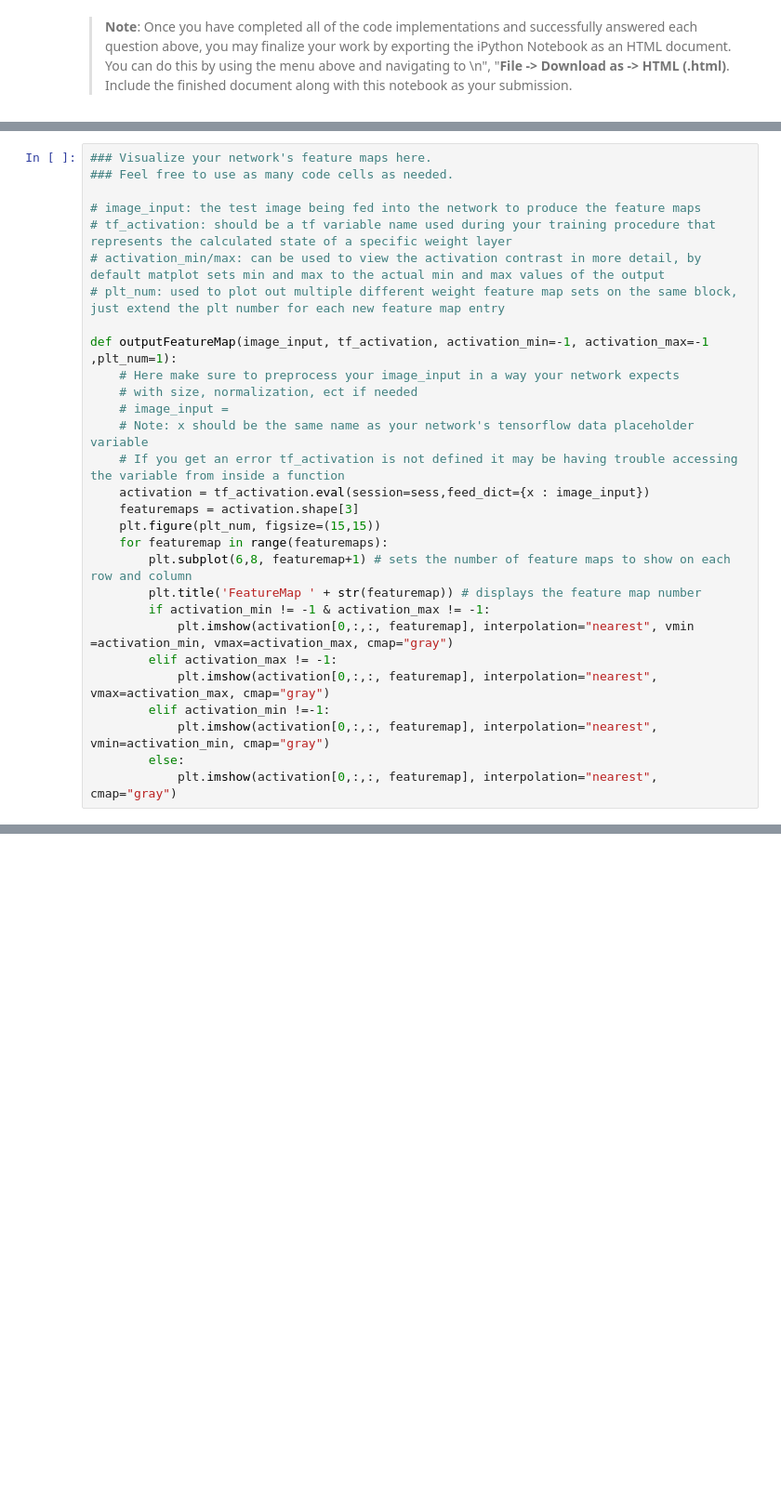
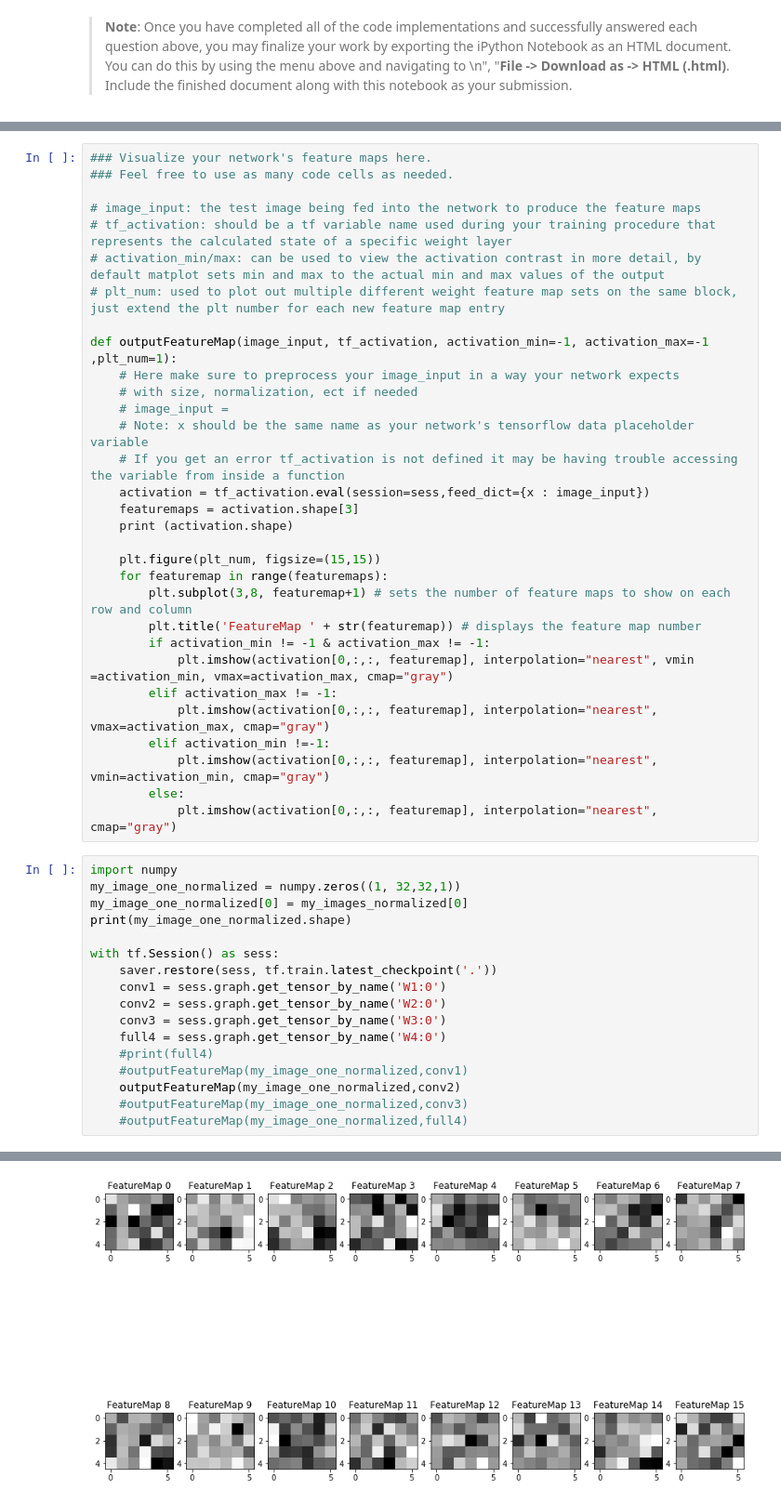
Before and after one commit to harithatavarthy/CarND-Traffic-Sign-Classifier-Submission, a Jupyter notebook: Traffic_Sign_Classifier.ipynb, the cells around one changed output, grey strips where cells are left out. Shown at 93% size. Saved outputs shown, nothing was run; the diff lists cells and outputs as text; blank space fills up the shorter version.

```diff
--- a/Traffic_Sign_Classifier.ipynb
+++ b/Traffic_Sign_Classifier.ipynb
@@ -1013,9 +1036,11 @@ def outputFeatureMap(image_input, tf_activation, activation_min=-1, activation_m
     # If you get an error tf_activation is not defined it may be having trouble accessing the variable from inside a function
     activation = tf_activation.eval(session=sess,feed_dict={x : image_input})
     featuremaps = activation.shape[3]
+    print (activation.shape)
+
     plt.figure(plt_num, figsize=(15,15))
     for featuremap in range(featuremaps):
-        plt.subplot(6,8, featuremap+1) # sets the number of feature maps to show on each row and column
+        plt.subplot(3,8, featuremap+1) # sets the number of feature maps to show on each row and column
         plt.title('FeatureMap ' + str(featuremap)) # displays the feature map number
         if activation_min != -1 & activation_max != -1:
             plt.imshow(activation[0,:,:, featuremap], interpolation="nearest", vmin =activation_min, vmax=activation_max, cmap="gray")
@@ -1025,3 +1050,21 @@ def outputFeatureMap(image_input, tf_activation, activation_min=-1, activation_m
             plt.imshow(activation[0,:,:, featuremap], interpolation="nearest", vmin=activation_min, cmap="gray")
         else:
             plt.imshow(activation[0,:,:, featuremap], interpolation="nearest", cmap="gray")
+# %%
+import numpy
+my_image_one_normalized = numpy.zeros((1, 32,32,1))
+my_image_one_normalized[0] = my_images_normalized[0]
+print(my_image_one_normalized.shape)
+
+with tf.Session() as sess:
+    saver.restore(sess, tf.train.latest_checkpoint('.'))
+    conv1 = sess.graph.get_tensor_by_name('W1:0')
+    conv2 = sess.graph.get_tensor_by_name('W2:0')
+    conv3 = sess.graph.get_tensor_by_name('W3:0')
+    full4 = sess.graph.get_tensor_by_name('W4:0')
+    #print(full4)
+    #outputFeatureMap(my_image_one_normalized,conv1)
+    outputFeatureMap(my_image_one_normalized,conv2)
+    #outputFeatureMap(my_image_one_normalized,conv3)
+    #outputFeatureMap(my_image_one_normalized,full4)
+# %% [output]
@@ -1027,0 +1073 @@ def outputFeatureMap(image_input, tf_activation, activation_min=-1, activation_m
+[figure, added]
```
Also changed, not shown: parts of 13 cells of this notebook, 3 other files.
